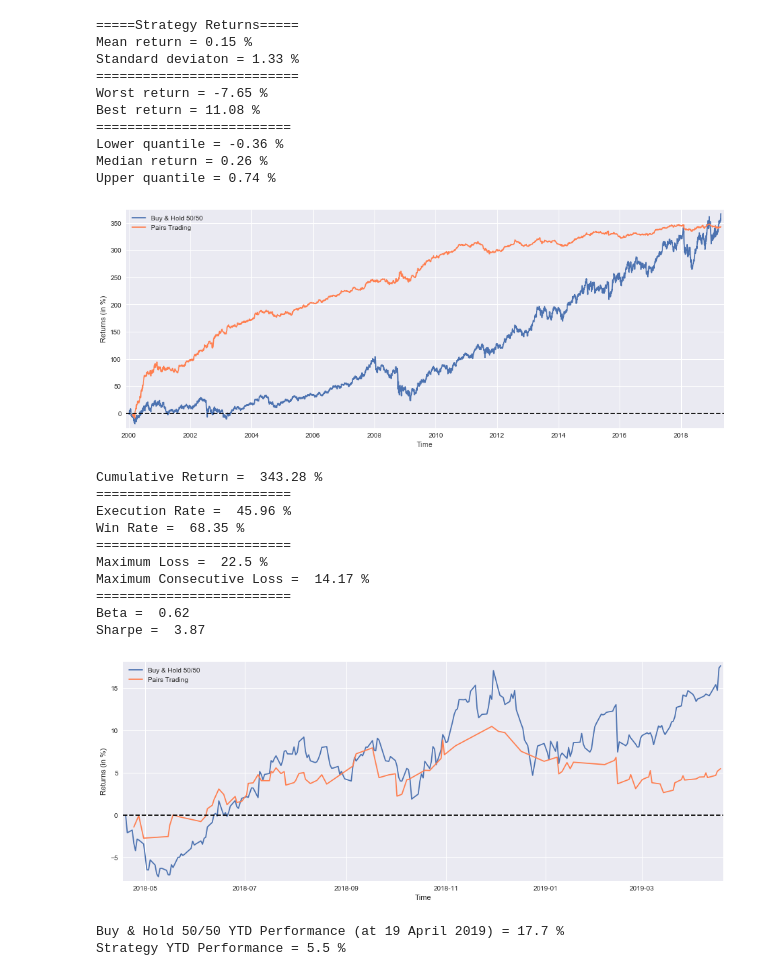
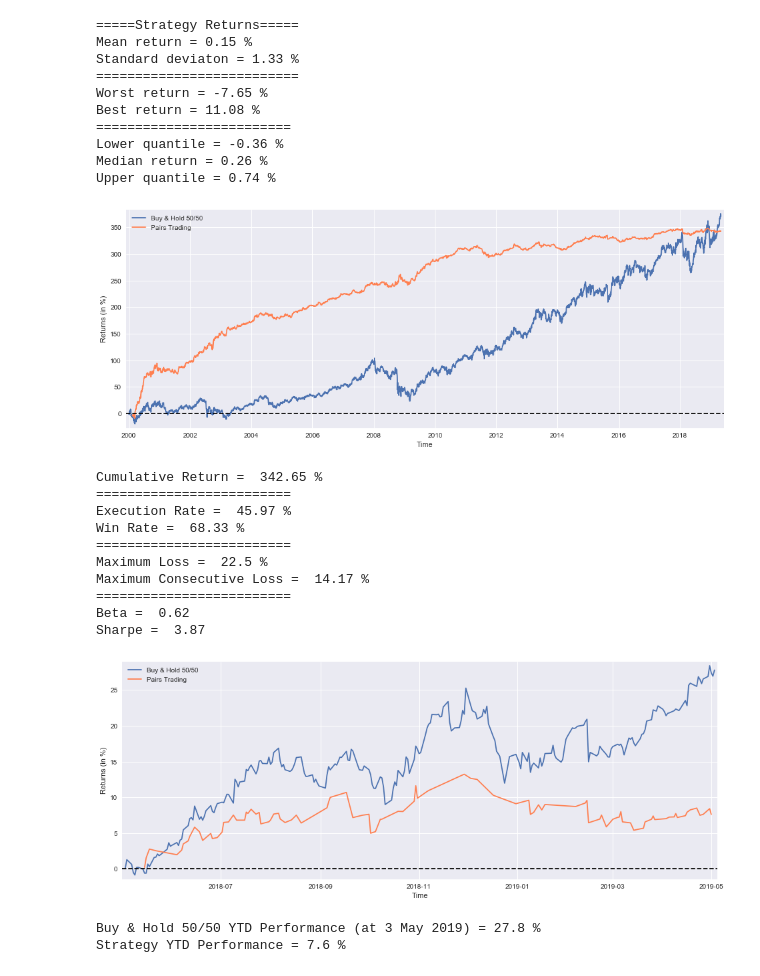
Before and after one commit to LongOnly/Quantitative-Notebooks, a Jupyter notebook: PairsTrading.ipynb, the cells around one changed output. Drawn from its saved outputs; the diff is of its cells as text; code cells hidden in the pictures.

Commit message:
Updating market data

```diff
--- a/PairsTrading.ipynb
+++ b/PairsTrading.ipynb
@@ -54,7 +54,7 @@ tickers = ['PEP','KO']
 data = None
 while data is None:
     try:
-        data = getdata(tickers,'946685000','1555715000','1d')
+        data = getdata(tickers,'946685000','1556924400','1d')
     except:
          pass
 
@@ -210,11 +210,11 @@ print("=========================")
 print("Beta = ",beta)
 print("Sharpe = ",sharpe)
 # %% [output]
-[figure, old version]
+[figure, new version]
-Cumulative Return =  343.28 %
+Cumulative Return =  342.65 %
 =========================
-Execution Rate =  45.96 %
-Win Rate =  68.35 %
+Execution Rate =  45.97 %
+Win Rate =  68.33 %
 =========================
 Maximum Loss =  22.5 %
 Maximum Consecutive Loss =  14.17 %
@@ -223,20 +223,20 @@ Beta =  0.62
 Sharpe =  3.87
 # %%
 BuyHoldBothYTD = (((PEP['Adj Close'][-252:]/float(PEP['Adj Close'][-252])-1)+(KO['Adj Close'][-252:]/float(KO['Adj Close'][-252])-1))/2).fillna(method='ffill')
-StrategyYTD = returns[-97:].cumsum()
+StrategyYTD = returns[-99:].cumsum()
 
 plt.figure(figsize=(16,6))
 plt.plot(BuyHoldBothYTD*100, label='Buy & Hold 50/50')
 plt.plot(StrategyYTD*100, label='Pairs Trading', color='coral')
 plt.xlabel('Time')
 plt.ylabel('Returns (in %)')
 plt.margins(x=0.005,y=0.02)
 plt.axhline(y=0, xmin=0, xmax=1, linestyle='--', color='k')
 plt.legend()
 plt.show()
-print('Buy & Hold 50/50 YTD Performance (at 19 April 2019) =',round(float(BuyHoldBothYTD[-1:]*100),1),'%')
+print('Buy & Hold 50/50 YTD Performance (at 3 May 2019) =',round(float(BuyHoldBothYTD[-1:]*100),1),'%')
 print('Strategy YTD Performance =',round(float(StrategyYTD[-1:]*100),1),'%')
 # %% [output]
-[figure, old version]
+[figure, new version]
-Buy & Hold 50/50 YTD Performance (at 19 April 2019) = 17.7 %
-Strategy YTD Performance = 5.5 %
+Buy & Hold 50/50 YTD Performance (at 3 May 2019) = 27.8 %
+Strategy YTD Performance = 7.6 %
```
Also changed, not shown: parts of 1 cell of this notebook, 3 other files.
